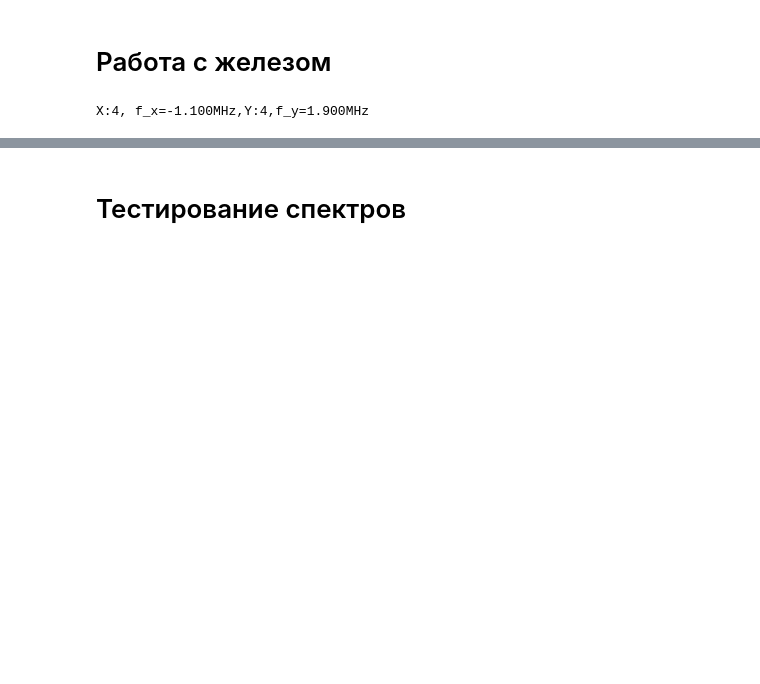
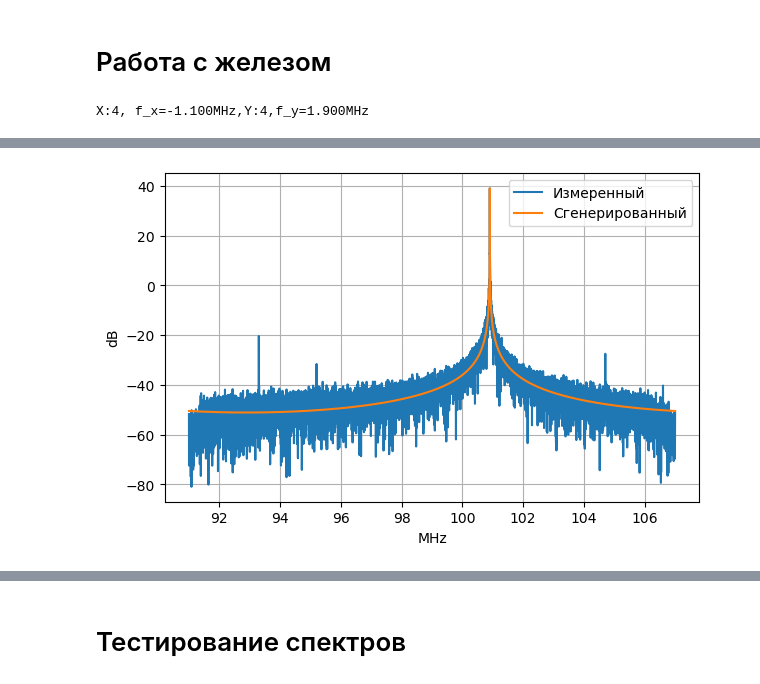
Before and after one commit to totikom/sorter, a Jupyter notebook: scripts/Sorter.ipynb, the cells around one changed output, grey strips where cells are left out. Saved outputs shown, nothing was run; the diff lists cells and outputs as text; code cells hidden in the pictures; blank space fills up the shorter version.

```diff
--- a/scripts/Sorter.ipynb
+++ b/scripts/Sorter.ipynb
@@ -321,3 +347,17 @@ X:4, f_x=-1.100MHz,Y:4,f_y=1.900MHz
+# %%
+plt.figure(figsize=[width,height])
+plt.plot(10*np.log10(y_measured_spectrum_norm), label="Измеренный")
+plt.plot(10*np.log10(y_generated_spectrum_norm), label="Сгенерированный")
+# plt.yscale('log')
+plt.grid()
+plt.xlabel("MHz")
+plt.ylabel("dB")
+plt.legend()
+# plt.ylabel("dB")
+# plt.savefig('../TeX/figures/spectrum/X_measured_norm.pdf', bbox_inches='tight')
+plt.show()
+# %% [output]
+[figure, added]
 # %%
 # print(
 # %%
```
Also changed, not shown: parts of 11 cells of this notebook, 2 other files.
